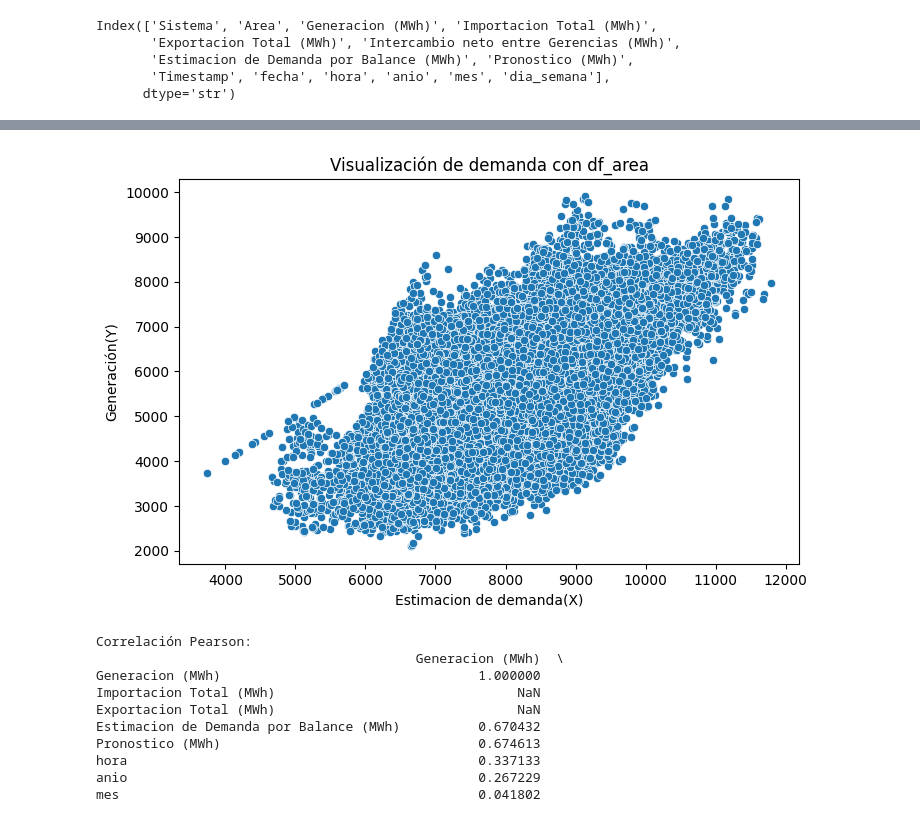
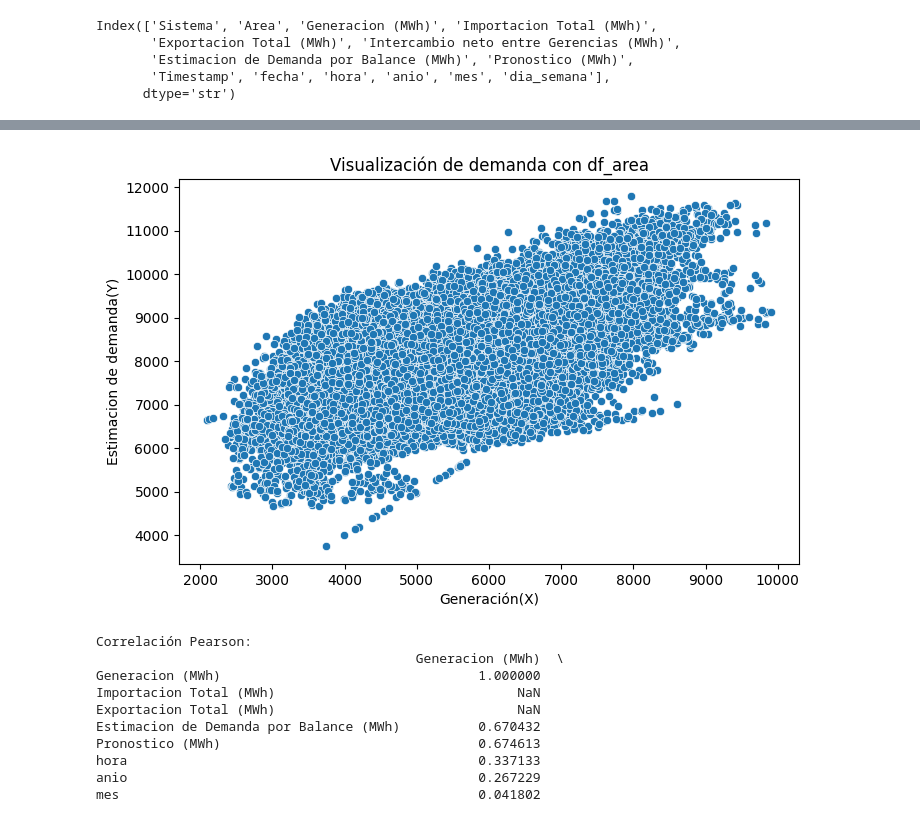
Before and after one commit to UlisesACC/Modelado-Predictivo, a Jupyter notebook: regresion/EDA.ipynb, the cells around one changed output, grey strips where cells are left out. Drawn from its saved outputs; the diff is of its cells as text; code cells hidden in the pictures.

```diff
--- a/regresion/EDA.ipynb
+++ b/regresion/EDA.ipynb
@@ -641,21 +756,21 @@ Index(['Sistema', 'Area', 'Generacion (MWh)', 'Importacion Total (MWh)',
 # %%
 import matplotlib.pyplot as plt
 import seaborn as sns
 
 def graficar_dispersion(x, y):
     plt.figure(figsize=(8, 5))
     sns.scatterplot(x=x, y=y)
     plt.title("Visualización de demanda con df_area")
-    plt.xlabel("Estimacion de demanda(X)")
-    plt.ylabel("Generación(Y)")
+    plt.xlabel("Generación(X)")
+    plt.ylabel("Estimacion de demanda(Y)")
     plt.show()
 
-x = df_area["Estimacion de Demanda por Balance (MWh)"]
-y = df_area["Generacion (MWh)"]
+x = df_area["Generacion (MWh)"]
+y = df_area["Estimacion de Demanda por Balance (MWh)"]
 
 graficar_dispersion(x, y)
 # %% [output]
-[figure, old version]
+[figure, new version]
 # %%
 ##Comparación entre pearson y spearman
 import numpy as np
```
Also changed, not shown: parts of 11 cells of this notebook.
